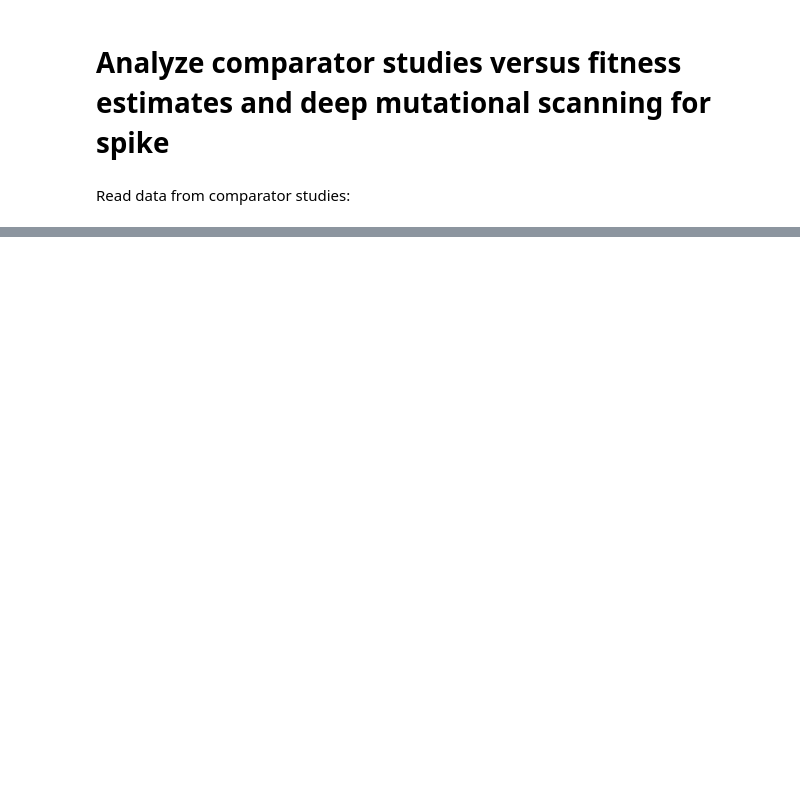
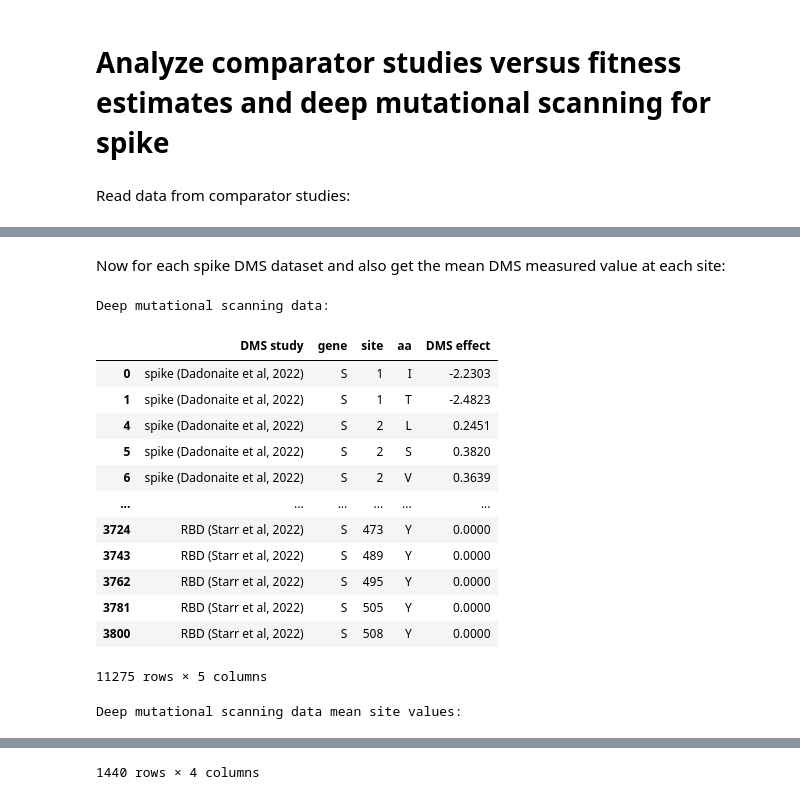
Before and after one commit to jbloomlab/SARS2-mut-fitness, a Jupyter notebook: notebooks/analyze_comparator_studies.py.ipynb, the cells around one changed output, grey strips where cells are left out. Cells and saved outputs as stored; diff of their text form; code cells hidden in the pictures; blank space fills up the shorter version.

```diff
--- a/notebooks/analyze_comparator_studies.py.ipynb
+++ b/notebooks/analyze_comparator_studies.py.ipynb
@@ -81,0 +138,75 @@ for study, study_d in comparator_studies.items():
+# %% [markdown]
+Now for each spike DMS dataset and also get the mean DMS measured value at each site:
+# %%
+dms_dfs = []
+
+for dms_dataset, dms_d in dms_datasets.items():
+
+    if dms_d["gene"] != "S":
+        continue
+
+    dms_df = (
+        dms_d["data"]
+        .query("(wildtype != '*') and (mutant != '*')")
+    )
+
+    if dms_df["site"].dtype != int:
+        dms_df = (
+            dms_df
+            .query("site.str.isnumeric()")
+            .assign(site=lambda x: x["site"].astype(int))
+        )
+
+    if not len(dms_df.query("wildtype == mutant")):
+        # add wildtypes with effects of zero
+        dms_df = pd.concat(
+            [
+                dms_df,
+                (
+                    dms_df
+                    [["site", "wildtype"]]
+                    .drop_duplicates()
+                    .assign(mutant=lambda x: x["wildtype"], effect=0)
+                ),
+            ]
+        )
+
+    if "filter_cols" in dms_d:
+        for c, x in dms_d["filter_cols"].items():
+            dms_df = dms_df[dms_df[c] >= x]
+
+    # calculate site summary DMS and merge with dN/dS and fitness
+    dms_dfs.append(
+        dms_df.assign(gene=dms_d["gene"], study=dms_d["description"])
+    )
+
+dms_df = pd.concat(dms_dfs)[["study", "gene", "site", "mutant", "effect"]].rename(
+    columns={"mutant": "aa", "study": "DMS study", "effect": "DMS effect"}
+)
+
+print("Deep mutational scanning data:")
+display(dms_df)
+
+dms_site_df = (
+    dms_df.groupby(["DMS study", "gene", "site"], as_index=False)
+    .aggregate({"DMS effect": "mean"})
+)
+
+print(f"\nDeep mutational scanning data mean site values:")
+dms_site_df
+# %% [output]
+Deep mutational scanning data:
+|  | DMS study | gene | site | aa | DMS effect |
+| 0 | spike (Dadonaite et al, 2022) | S | 1 | I | -2.2303 |
+| 1 | spike (Dadonaite et al, 2022) | S | 1 | T | -2.4823 |
+| 4 | spike (Dadonaite et al, 2022) | S | 2 | L | 0.2451 |
+| 5 | spike (Dadonaite et al, 2022) | S | 2 | S | 0.3820 |
+| 6 | spike (Dadonaite et al, 2022) | S | 2 | V | 0.3639 |
+| ... | ... | ... | ... | ... | ... |
+| 3724 | RBD (Starr et al, 2022) | S | 473 | Y | 0.0000 |
+| 3743 | RBD (Starr et al, 2022) | S | 489 | Y | 0.0000 |
+| 3762 | RBD (Starr et al, 2022) | S | 495 | Y | 0.0000 |
+| 3781 | RBD (Starr et al, 2022) | S | 505 | Y | 0.0000 |
+| 3800 | RBD (Starr et al, 2022) | S | 508 | Y | 0.0000 |
+11275 rows × 5 columns
+Deep mutational scanning data mean site values:
@@ -81,0 +225 @@ for study, study_d in comparator_studies.items():
+1440 rows × 4 columns
```
Also changed, not shown: parts of 6 cells of this notebook, 1 other file.
